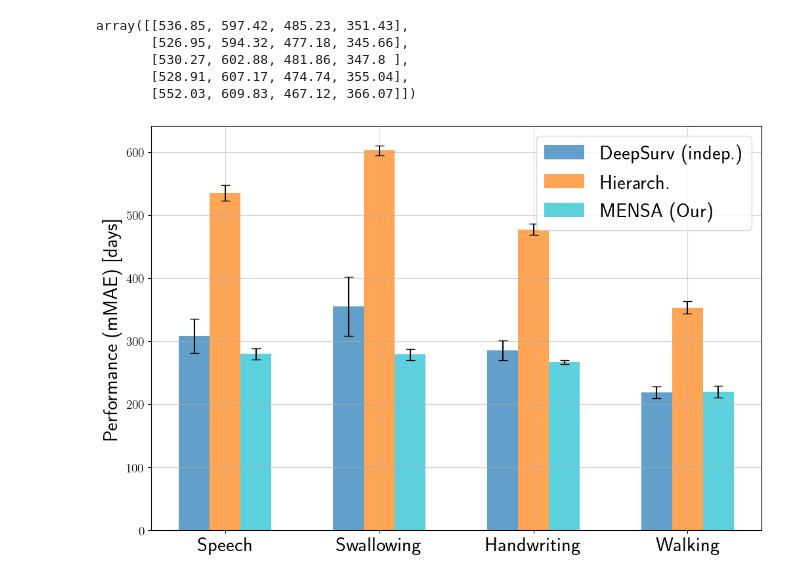
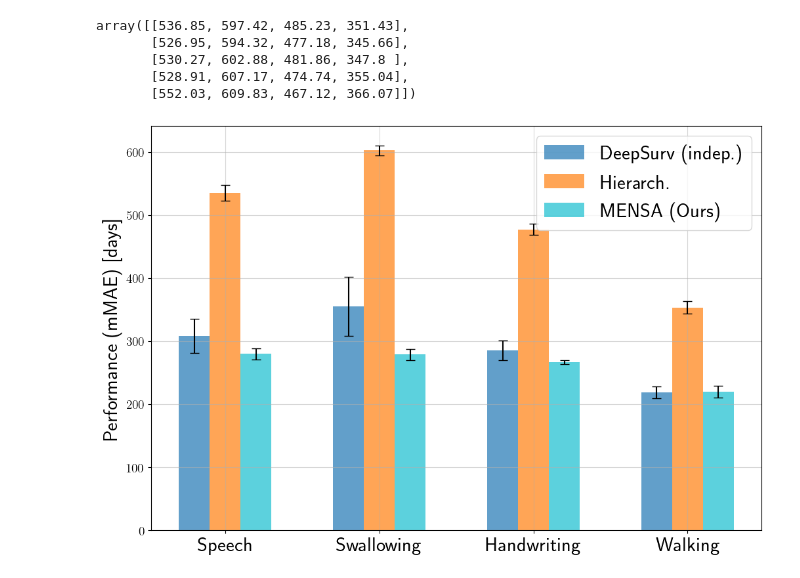
Before and after one commit to thecml/mensa, a Jupyter notebook: notebooks/bar_plots.ipynb, the cells around one changed output. Drawn from its saved outputs; the diff is of its cells as text; code cells hidden in the pictures.

```diff
--- a/notebooks/bar_plots.ipynb
+++ b/notebooks/bar_plots.ipynb
@@ -17,7 +17,7 @@ plt.rcParams.update({'axes.labelsize': 'large',
 N_DECIMALS = 2
 ALPHA = 0.05
 
-path = Path.joinpath(cfg.RESULTS_DIR, f"real_Me.csv")
+path = Path.joinpath(cfg.RESULTS_DIR, f"real_me.csv")
 df = pd.read_csv(path)
 df = df.round(N_DECIMALS).fillna(0)
 
@@ -83,32 +83,32 @@ conf_intervals_C2 = pivot_C2.apply(lambda x: stats.sem(x) * stats.t.ppf((1 + 0.9
 plt.figure(figsize=(12, 8))
 
 # Width of bars
 bar_width = 0.2
 
 # Positions of bars on x-axis
 r1 = np.arange(len(means_C0))
 r2 = [x + bar_width for x in r1]
 r3 = [x + bar_width for x in r2]
 
 # Create bars
 plt.bar(r1, means_C0, width=bar_width, color='C0', yerr=conf_intervals_C0, capsize=5,
         align='center', alpha=0.7, label='DeepSurv (indep.)')
 plt.bar(r2, means_C1, width=bar_width, color='C1', yerr=conf_intervals_C1, capsize=5,
         align='center', alpha=0.7, label='Hierarch.')
 plt.bar(r3, means_C2, width=bar_width, color='C9', yerr=conf_intervals_C2, capsize=5,
-        align='center', alpha=0.7, label='MENSA (Our)')
+        align='center', alpha=0.7, label='MENSA (Ours)')
 
 # Add labels and title
 plt.ylabel('Performance (mMAE) [days]', fontsize=22)
 plt.xticks([r + bar_width for r in range(len(means_C0))], event_labels, fontsize=22)
 
 # Add legend
 plt.legend(fontsize=22)
 
 # Show the plot
 plt.grid(True, alpha=0.5)
 
 # Save the entire figure as a single PDF file
 plt.savefig(f"{cfg.RESULTS_DIR}/als_performance.pdf", format='pdf', bbox_inches='tight')
 # %% [output]
-[figure, old version]
+[figure, new version]
```
